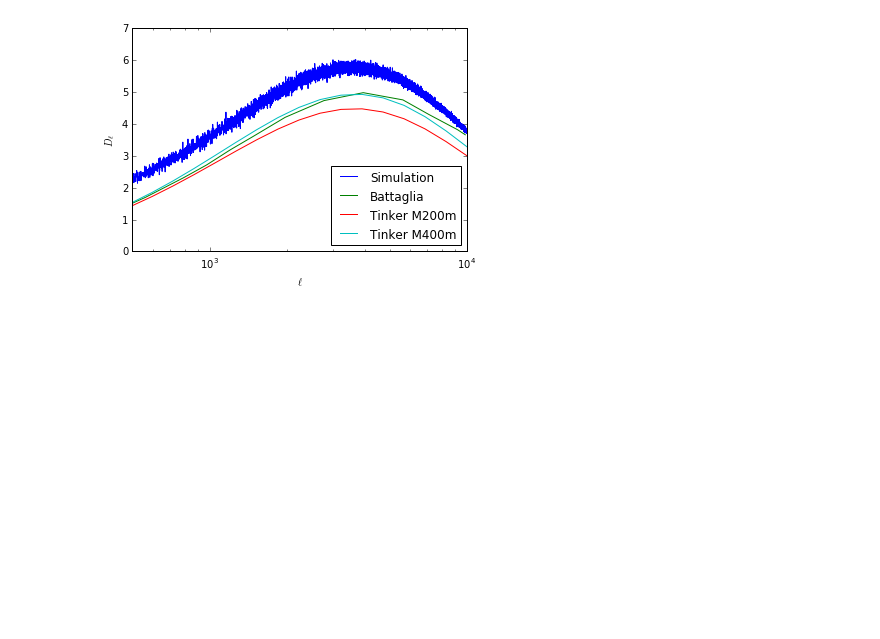
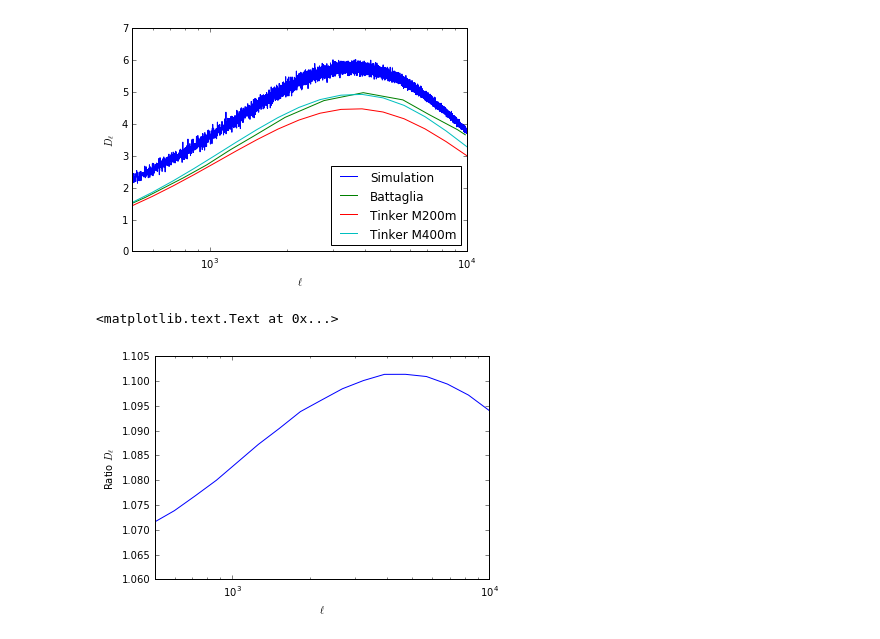
Before and after one commit to vvinuv/HaloModel, a Jupyter notebook: plotting_scripts/make_plots.ipynb, the cells around one changed output. Drawn from its saved outputs; the diff is of its cells as text; code cells hidden in the pictures; blank space fills up the shorter version.

```diff
--- a/plotting_scripts/make_plots.ipynb
+++ b/plotting_scripts/make_plots.ipynb
@@ -47,10 +47,12 @@ l = np.arange(10000)
 pl.semilogx(l, l*(l+1)*sf['TEMPERATURE'][1:]/2./np.pi, label='Simulation')
 b = np.genfromtxt('/media/luna1/vinu/github/HaloModel/data/battaglia_analytical.csv', delimiter=',')
 pl.semilogx(b[:,0], b[:,1], label='Battaglia')
-v = np.genfromtxt('/media/luna1/vinu/github/HaloModel/data/cl_yy_mf_m200.dat')
-pl.semilogx(v[:,0], v[:,0]*(1.+v[:,0])*v[:,1]*1e12*6.7354/2./np.pi, label='Tinker M200m')
-v = np.genfromtxt('/media/luna1/vinu/github/HaloModel/data/cl_yy_mf_m400.dat')
-pl.semilogx(v[:,0], v[:,0]*(1.+v[:,0])*v[:,1]*1e12*6.7354/2./np.pi, label='Tinker M400m')
+v2 = np.genfromtxt('/media/luna1/vinu/github/HaloModel/data/cl_yy_mf_m200.dat')
+D2 =  v2[:,0]*(1.+v2[:,0])*v2[:,1]*1e12*6.7354/2./np.pi
+pl.semilogx(v2[:,0], D2, label='Tinker M200m')
+v4 = np.genfromtxt('/media/luna1/vinu/github/HaloModel/data/cl_yy_mf_m400.dat')
+D4 =  v4[:,0]*(1.+v4[:,0])*v4[:,1]*1e12*6.7354/2./np.pi
+pl.semilogx(v4[:,0], D4, label='Tinker M400m')
 pl.xlim(500,10000)
 pl.xlabel(r'$\ell$')
 pl.ylabel(r'$D_\ell$')
@@ -58,3 +60,11 @@ pl.legend(loc=0)
 # %% [output]
 <matplotlib.legend.Legend at 0x...>
 [figure]
+# %%
+pl.semilogx(v4[:,0], D4/D2)
+pl.xlim(500,10000)
+pl.xlabel(r'$\ell$')
+pl.ylabel(r'Ratio $D_\ell$')
+# %% [output]
+<matplotlib.text.Text at 0x...>
+[figure, added]
```
Also changed, not shown: 2 other files.
